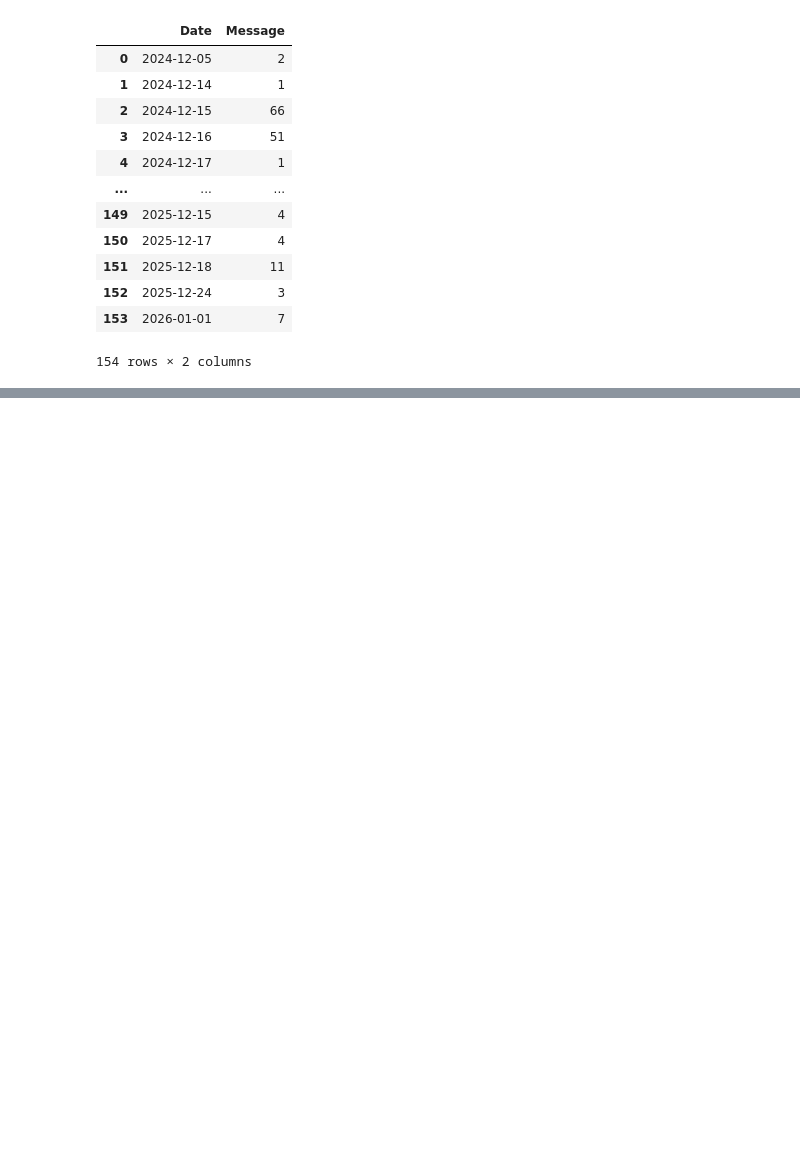
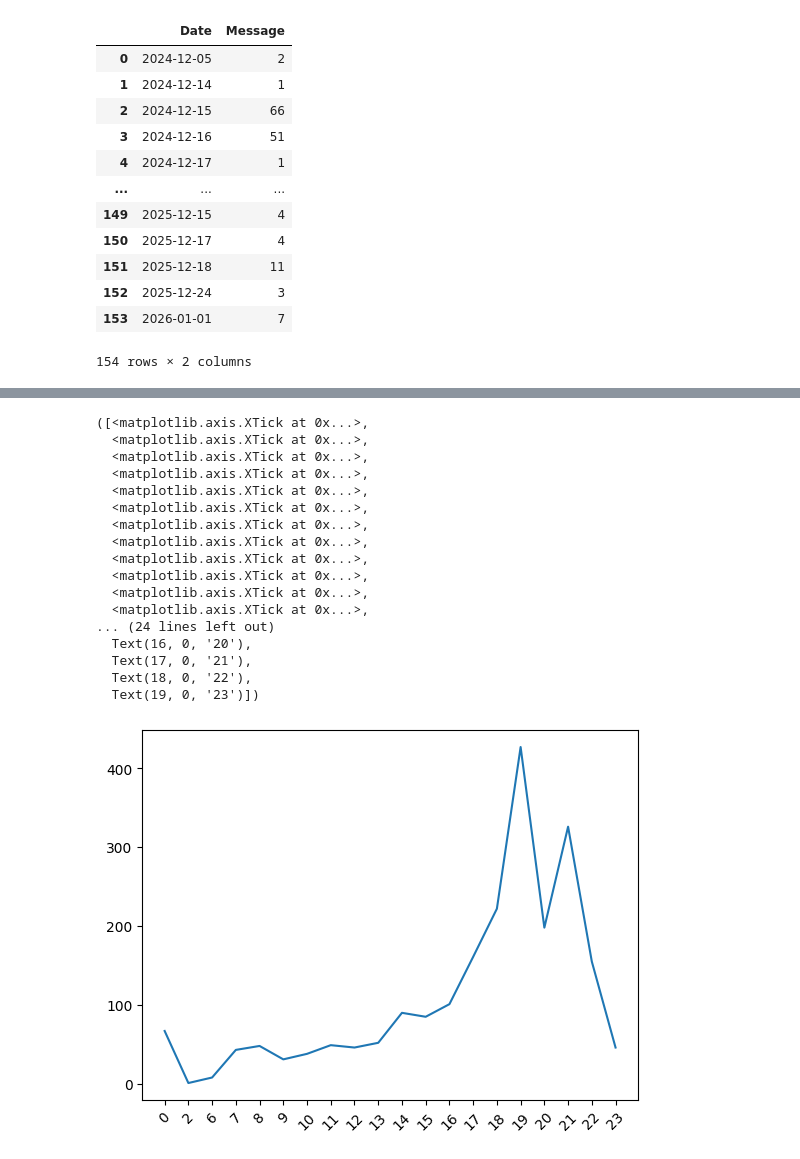
Before and after one commit to abishekparajuli-np/Whatsapp_Chat_Analysis, a Jupyter notebook: test_notebook.ipynb, the cells around one changed output, grey strips where cells are left out. Cells and saved outputs as stored; diff of their text form; code cells hidden in the pictures; blank space fills up the shorter version.

```diff
--- a/test_notebook.ipynb
+++ b/test_notebook.ipynb
@@ -419,0 +435,2 @@ tm2
+# %%
+tm3=msg_df.groupby(msg_df['Date'].dt.hour).count()['Message'].reset_index()
@@ -419,0 +457,27 @@ tm2
+# %%
+step=1
+plt.plot(tm3['Date'].astype(str).tolist(),tm3['Message'])
+plt.xticks(
+    ticks=range(0, len(tm3['Date'].astype(str).tolist()), step),
+    labels=[tm3['Date'].astype(str).tolist()[i] for i in range(0, len(tm3['Date'].astype(str).tolist()), step)],
+    rotation=45
+)
+# %% [output]
+([<matplotlib.axis.XTick at 0x...>,
+  <matplotlib.axis.XTick at 0x...>,
+  <matplotlib.axis.XTick at 0x...>,
+  <matplotlib.axis.XTick at 0x...>,
+  <matplotlib.axis.XTick at 0x...>,
+  <matplotlib.axis.XTick at 0x...>,
+  <matplotlib.axis.XTick at 0x...>,
+  <matplotlib.axis.XTick at 0x...>,
+  <matplotlib.axis.XTick at 0x...>,
+  <matplotlib.axis.XTick at 0x...>,
+  <matplotlib.axis.XTick at 0x...>,
+  <matplotlib.axis.XTick at 0x...>,
+... (24 lines left out)
+  Text(16, 0, '20'),
+  Text(17, 0, '21'),
+  Text(18, 0, '22'),
+  Text(19, 0, '23')])
+[figure, added]
```
Also changed, not shown: parts of 10 cells of this notebook, 2 other files.
